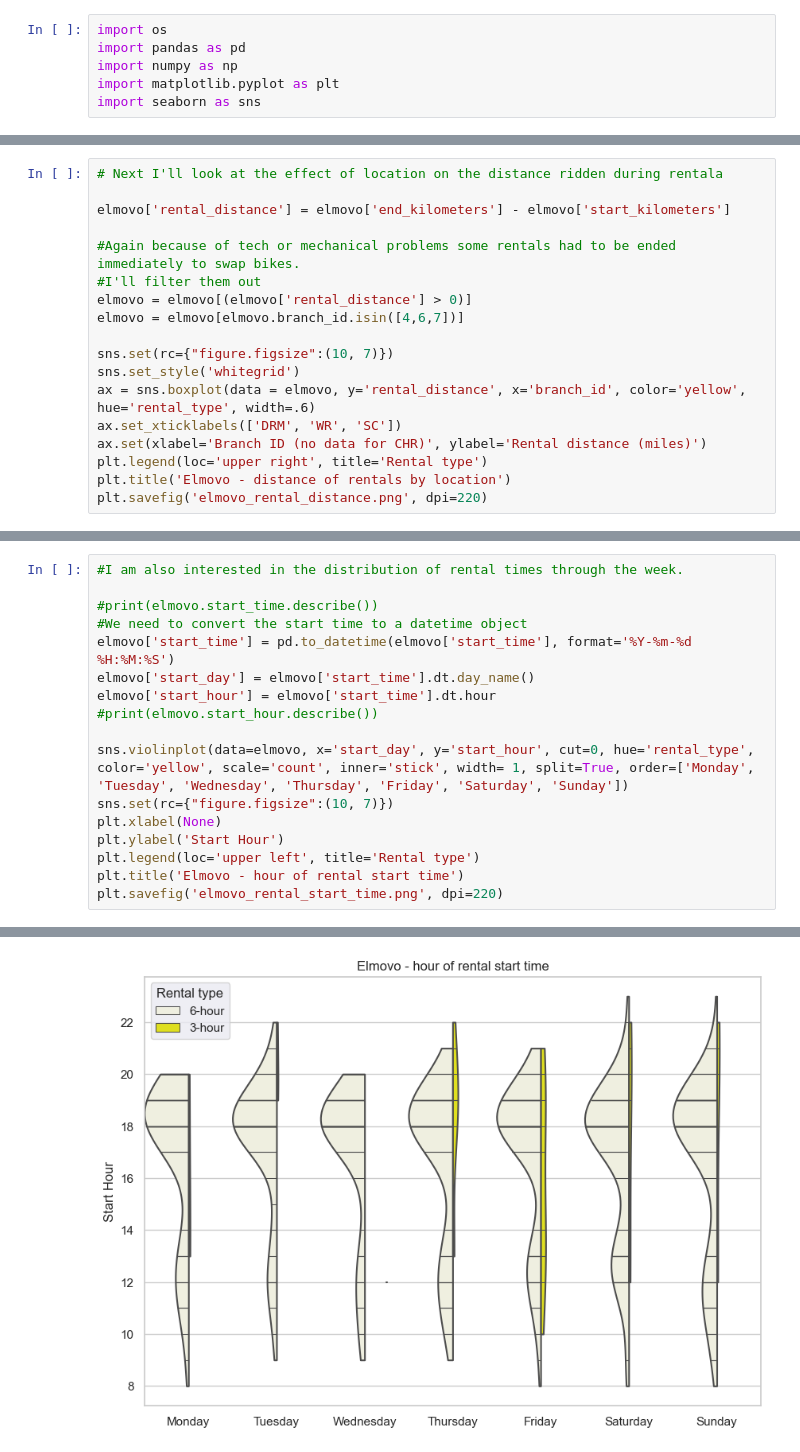
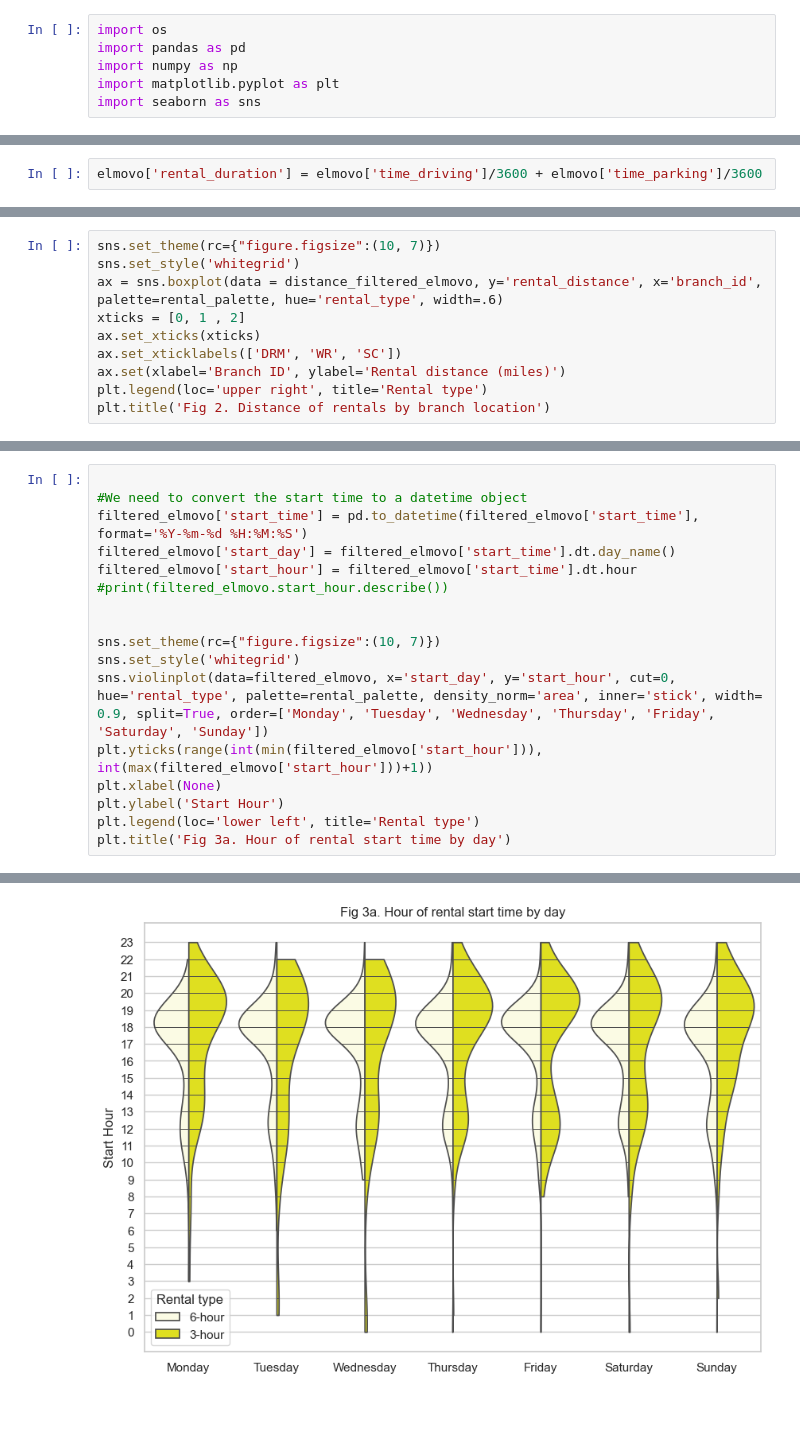
Before and after one commit to stepons/PostWorkings, a Jupyter notebook: Elmovo/elmovo.ipynb, the cells around one changed output, grey strips where cells are left out. Drawn from its saved outputs; the diff is of its cells as text; blank space fills up the shorter version.

Commit message:
KAN-8 violinplot

```diff
--- a/Elmovo/elmovo.ipynb
+++ b/Elmovo/elmovo.ipynb
@@ -78,0 +39,2 @@ plt.savefig('rental_length.png', dpi=220)
+# %%
+elmovo['rental_duration'] = elmovo['time_driving']/3600 + elmovo['time_parking']/3600
@@ -79,19 +138,11 @@ plt.savefig('rental_length.png', dpi=220)
 # %%
-# Next I'll look at the effect of location on the distance ridden during rentala
-
-elmovo['rental_distance'] = elmovo['end_kilometers'] - elmovo['start_kilometers']
-
-#Again because of tech or mechanical problems some rentals had to be ended immediately to swap bikes.
-#I'll filter them out
-elmovo = elmovo[(elmovo['rental_distance'] > 0)]
-elmovo = elmovo[elmovo.branch_id.isin([4,6,7])]
-
-sns.set(rc={"figure.figsize":(10, 7)})
+sns.set_theme(rc={"figure.figsize":(10, 7)})
 sns.set_style('whitegrid')
-ax = sns.boxplot(data = elmovo, y='rental_distance', x='branch_id', color='yellow', hue='rental_type', width=.6)
+ax = sns.boxplot(data = distance_filtered_elmovo, y='rental_distance', x='branch_id', palette=rental_palette, hue='rental_type', width=.6)
+xticks = [0, 1 , 2]
+ax.set_xticks(xticks)
 ax.set_xticklabels(['DRM', 'WR', 'SC'])
-ax.set(xlabel='Branch ID (no data for CHR)', ylabel='Rental distance (miles)')
+ax.set(xlabel='Branch ID', ylabel='Rental distance (miles)')
 plt.legend(loc='upper right', title='Rental type')
-plt.title('Elmovo - distance of rentals by location')
-plt.savefig('elmovo_rental_distance.png', dpi=220)
+plt.title('Fig 2. Distance of rentals by branch location')
 # %% [output]
@@ -99,18 +153,18 @@ plt.savefig('elmovo_rental_distance.png', dpi=220)
 # %%
-#I am also interested in the distribution of rental times through the week.
 
-#print(elmovo.start_time.describe())
 #We need to convert the start time to a datetime object
-elmovo['start_time'] = pd.to_datetime(elmovo['start_time'], format='%Y-%m-%d %H:%M:%S')
-elmovo['start_day'] = elmovo['start_time'].dt.day_name()
-elmovo['start_hour'] = elmovo['start_time'].dt.hour
-#print(elmovo.start_hour.describe())
+filtered_elmovo['start_time'] = pd.to_datetime(filtered_elmovo['start_time'], format='%Y-%m-%d %H:%M:%S')
+filtered_elmovo['start_day'] = filtered_elmovo['start_time'].dt.day_name()
+filtered_elmovo['start_hour'] = filtered_elmovo['start_time'].dt.hour
+#print(filtered_elmovo.start_hour.describe())
 
-sns.violinplot(data=elmovo, x='start_day', y='start_hour', cut=0, hue='rental_type', color='yellow', scale='count', inner='stick', width= 1, split=True, order=['Monday', 'Tuesday', 'Wednesday', 'Thursday', 'Friday', 'Saturday', 'Sunday'])
-sns.set(rc={"figure.figsize":(10, 7)})
+
+sns.set_theme(rc={"figure.figsize":(10, 7)})
+sns.set_style('whitegrid')
+sns.violinplot(data=filtered_elmovo, x='start_day', y='start_hour', cut=0, hue='rental_type', palette=rental_palette, density_norm='area', inner='stick', width= 0.9, split=True, order=['Monday', 'Tuesday', 'Wednesday', 'Thursday', 'Friday', 'Saturday', 'Sunday'])
+plt.yticks(range(int(min(filtered_elmovo['start_hour'])), int(max(filtered_elmovo['start_hour']))+1))
 plt.xlabel(None)
 plt.ylabel('Start Hour')
-plt.legend(loc='upper left', title='Rental type')
-plt.title('Elmovo - hour of rental start time')
-plt.savefig('elmovo_rental_start_time.png', dpi=220)
+plt.legend(loc='lower left', title='Rental type')
+plt.title('Fig 3a. Hour of rental start time by day')
 # %% [output]
@@ -117 +172 @@ plt.savefig('elmovo_rental_start_time.png', dpi=220)
-[figure, old version]
+[figure, new version]
```
Also changed, not shown: parts of 19 cells of this notebook, 5 other files.
